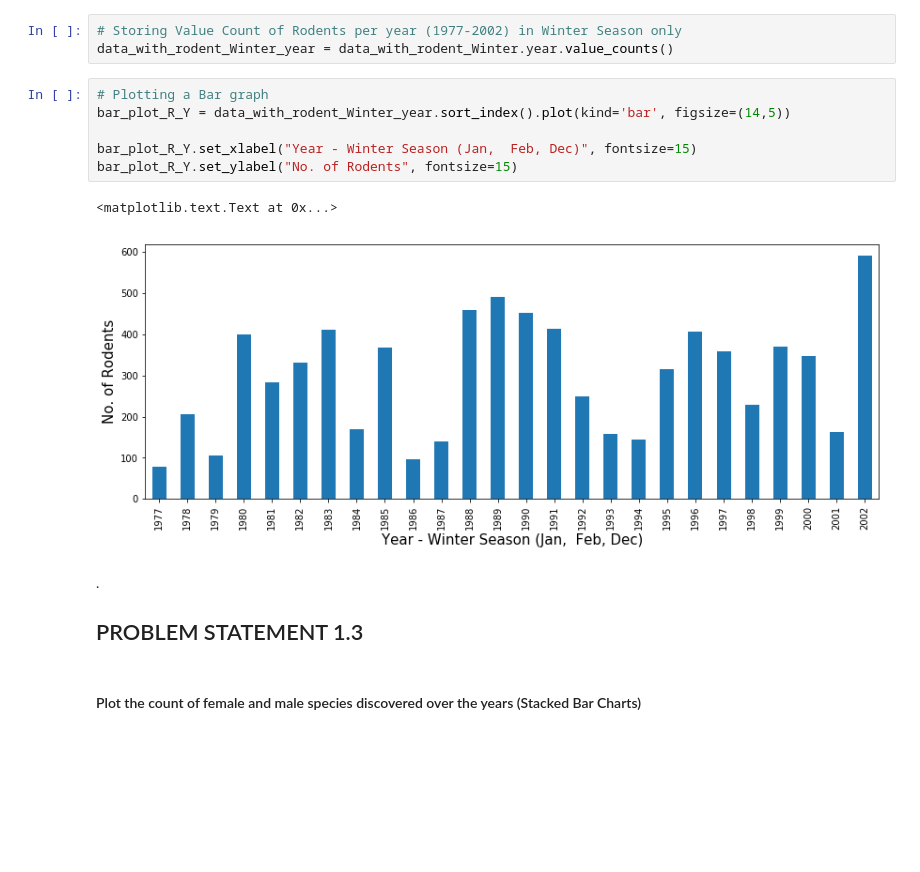
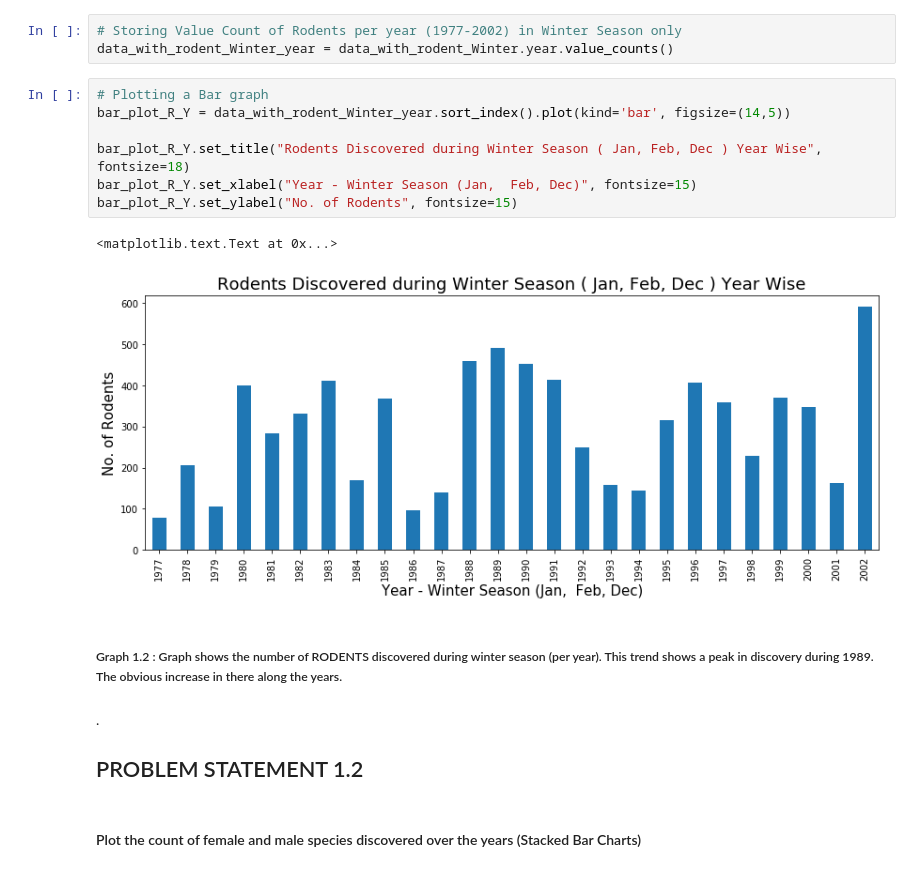
Before and after one commit to pranzell/5.Python_for_Data_Science_Pandas_Examples, a Jupyter notebook: Species Data Set - Part A.ipynb, the cells around one changed output. Saved outputs shown, nothing was run; the diff lists cells and outputs as text; blank space fills up the shorter version.

```diff
--- a/Species Data Set - Part A.ipynb
+++ b/Species Data Set - Part A.ipynb
@@ -109,15 +114,18 @@ data_with_rodent_Winter_year = data_with_rodent_Winter.year.value_counts()
 # %%
 # Plotting a Bar graph
 bar_plot_R_Y = data_with_rodent_Winter_year.sort_index().plot(kind='bar', figsize=(14,5))
 
+bar_plot_R_Y.set_title("Rodents Discovered during Winter Season ( Jan, Feb, Dec ) Year Wise", fontsize=18)
 bar_plot_R_Y.set_xlabel("Year - Winter Season (Jan,  Feb, Dec)", fontsize=15)
 bar_plot_R_Y.set_ylabel("No. of Rodents", fontsize=15)
 # %% [output]
 <matplotlib.text.Text at 0x...>
-[figure, old version]
+[figure, new version]
+# %% [markdown]
+##### Graph 1.2 : Graph shows the number of RODENTS discovered during winter season (per year). This trend shows a peak in discovery during 1989. The obvious increase in there along the years.
 # %% [markdown]
 .
-## PROBLEM STATEMENT 1.3
+## PROBLEM STATEMENT 1.2
 # %% [markdown]
 #### Plot the count of female and male species discovered over the years (Stacked Bar Charts)
 # %%
```
Also changed, not shown: parts of 12 cells of this notebook.
